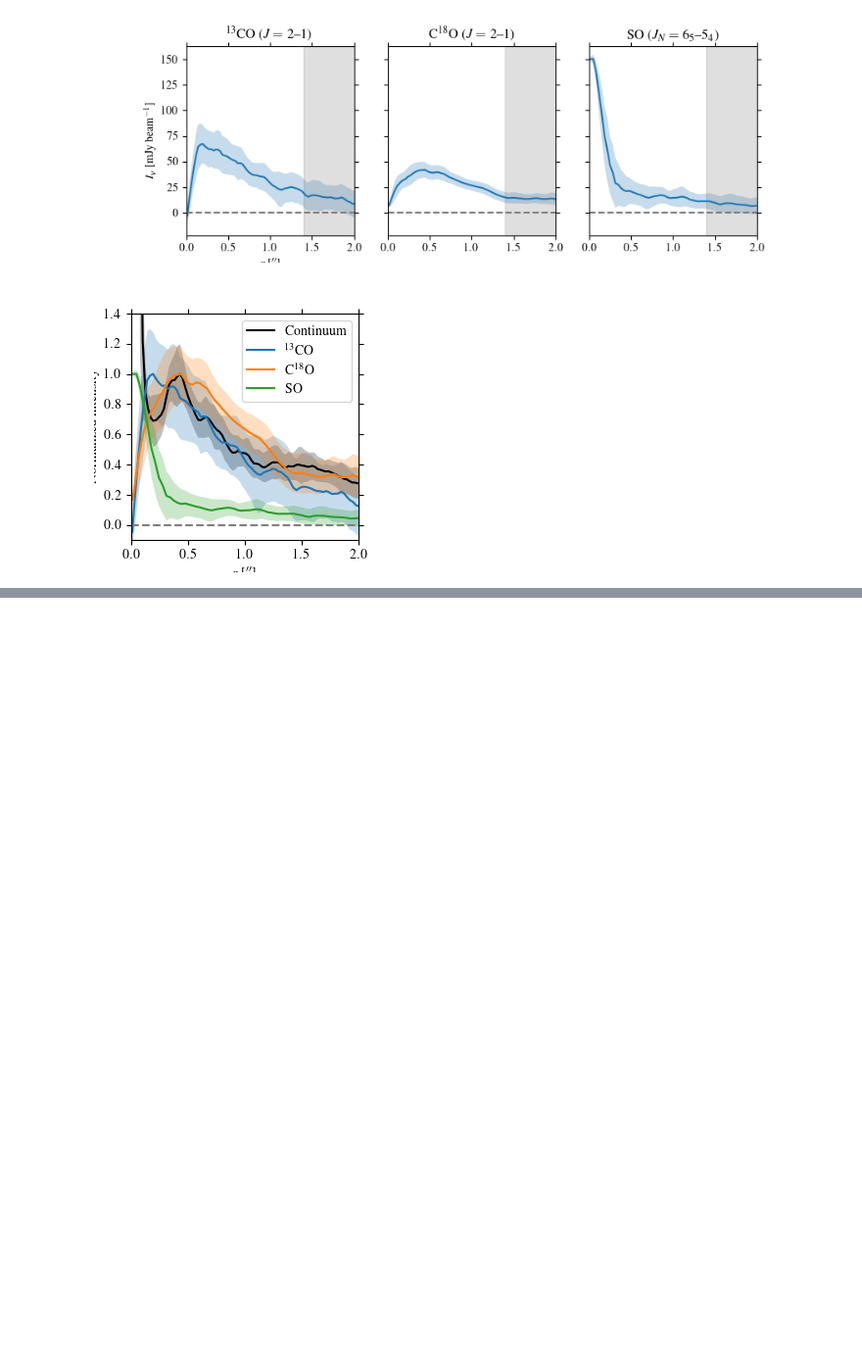
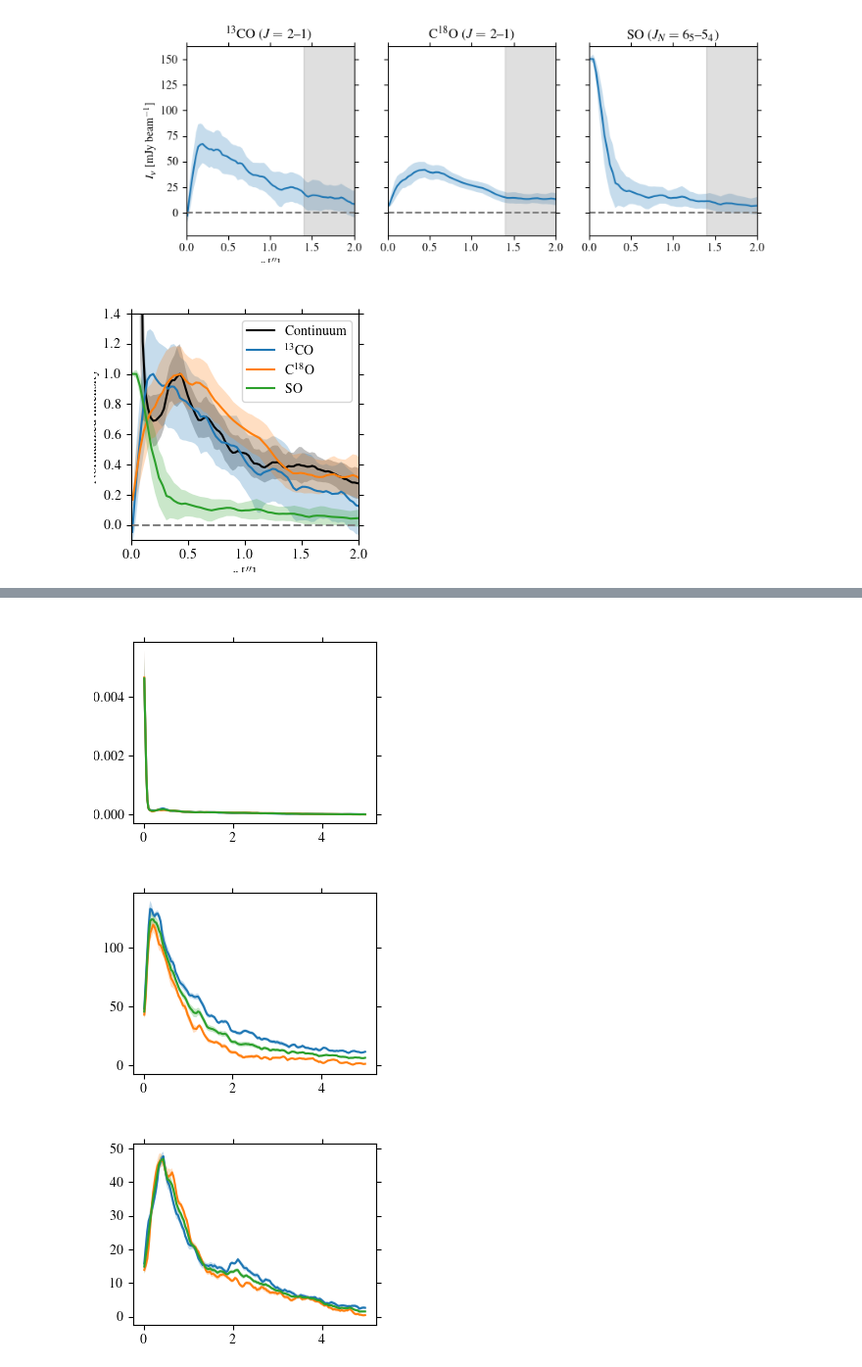
Before and after one commit to yyamato-as/edisk-L1489IRS, a Jupyter notebook: radial_profile.ipynb, the cells around one changed output, grey strips where cells are left out. Shown at 98% size. Saved outputs shown, nothing was run; the diff lists cells and outputs as text; code cells hidden in the pictures; blank space fills up the shorter version.

```diff
--- a/radial_profile.ipynb
+++ b/radial_profile.ipynb
@@ -131,0 +310,77 @@ fig.savefig("13CO_C18O_SO_radialprofile_comparison.pdf", bbox_inches="tight", pa
+# %%
+wedge = 45
+rmax = 5
+lines = ["continuum", "13CO", "C18O", "SO"]
+robust = 1.0
+dv = 0.2
+for line in lines:
+    if line == "continuum":
+        mapname = au.VADPpath + au.get_image_basename(source=source, baseline=config, line=line, robust=robust, type="pbcor")
+        savefilename_prefix = mapname.replace(".fits", "_radialProfileWedge{}deg".format(wedge))
+    else:
+        mapname = au.VADPpath + au.get_image_basename(source=source, baseline=config, line=line, robust=robust, dv=dv).replace(".fits", "_M0.fits")
+        savefilename_prefix = mapname.replace("_M0.fits", "_radialProfileWedge{}deg".format(wedge))
+    # data_scaling_factor = 1e3 if line == "continuum" else 1.0
+    mom0map = FitsImage(mapname, xlim=(-rmax, rmax), ylim=(-rmax, rmax))
+    mom0map.shift_phasecenter_toward(center_coord)
+    # side_mask = mom0map.get_mask(PA=PA, incl=incl, thetamin=-180, thetamax=0.0)
+    unit = "mJy/beam" if line == "continuum" else "mJy/beam km/s"
+    r, I, dI = mom0map.radial_profile(
+        PA=PA,
+        incl=incl,
+        rmax=rmax,
+        assume_correlated=True,
+        user_mask=None,
+        thetamin=-180,
+        thetamax=-180 + wedge,
+        abs_theta=True,
+        convolve=False,
+        tolerance=0.1,
+        save=True,
+        savefileheader=f"r [arcsec] \t I [{unit}] \t dI [{unit}]",
+        savefilename=savefilename_prefix + "West.txt",
+    )
+
+    plt.figure()
+    plt.plot(r, I)
+    plt.fill_between(r, I - dI, I + dI, alpha=0.25, edgecolor=None)
+
+    # side_mask = mom0map.get_mask(PA=PA, incl=incl, thetamin=0.0, thetamax=180.0)
+    r, I, dI = mom0map.radial_profile(
+        PA=PA,
+        incl=incl,
+        rmax=rmax,
+        assume_correlated=True,
+        user_mask=None,
+        thetamin=-wedge,
+        thetamax=0.0,
+        abs_theta=True,
+        convolve=False,
+        tolerance=0.1,
+        save=True,
+        savefileheader=f"r [arcsec] \t I [{unit}] \t dI [{unit}]",
+        savefilename=savefilename_prefix + "East.txt",
+    )
+    plt.plot(r, I)
+    plt.fill_between(r, I - dI, I + dI, alpha=0.25, edgecolor=None)
+
+    # side_mask = mom0map.get_mask(PA=PA, incl=incl, thetamin=0.0, thetamax=180.0)
+    r, I, dI = mom0map.radial_profile(
+        PA=PA,
+        incl=incl,
+        rmax=rmax,
+        assume_correlated=True,
+        user_mask=None,
+        thetamin=-180+wedge,
+        thetamax=-wedge,
+        abs_theta=True,
+        exclude_theta=True,
+        convolve=False,
+        tolerance=0.1,
+        save=True,
+        savefileheader=f"r [arcsec] \t I [{unit}] \t dI [{unit}]",
+        savefilename=savefilename_prefix + ".txt",
+    )
+    plt.plot(r, I)
+    plt.fill_between(r, I - dI, I + dI, alpha=0.25, edgecolor=None)
+# %% [output]
@@ -131,0 +404,3 @@ fig.savefig("13CO_C18O_SO_radialprofile_comparison.pdf", bbox_inches="tight", pa
+[figure, added]
+[figure, added]
+[figure, added]
```
Also changed, not shown: parts of 11 cells of this notebook, 14 other files.
